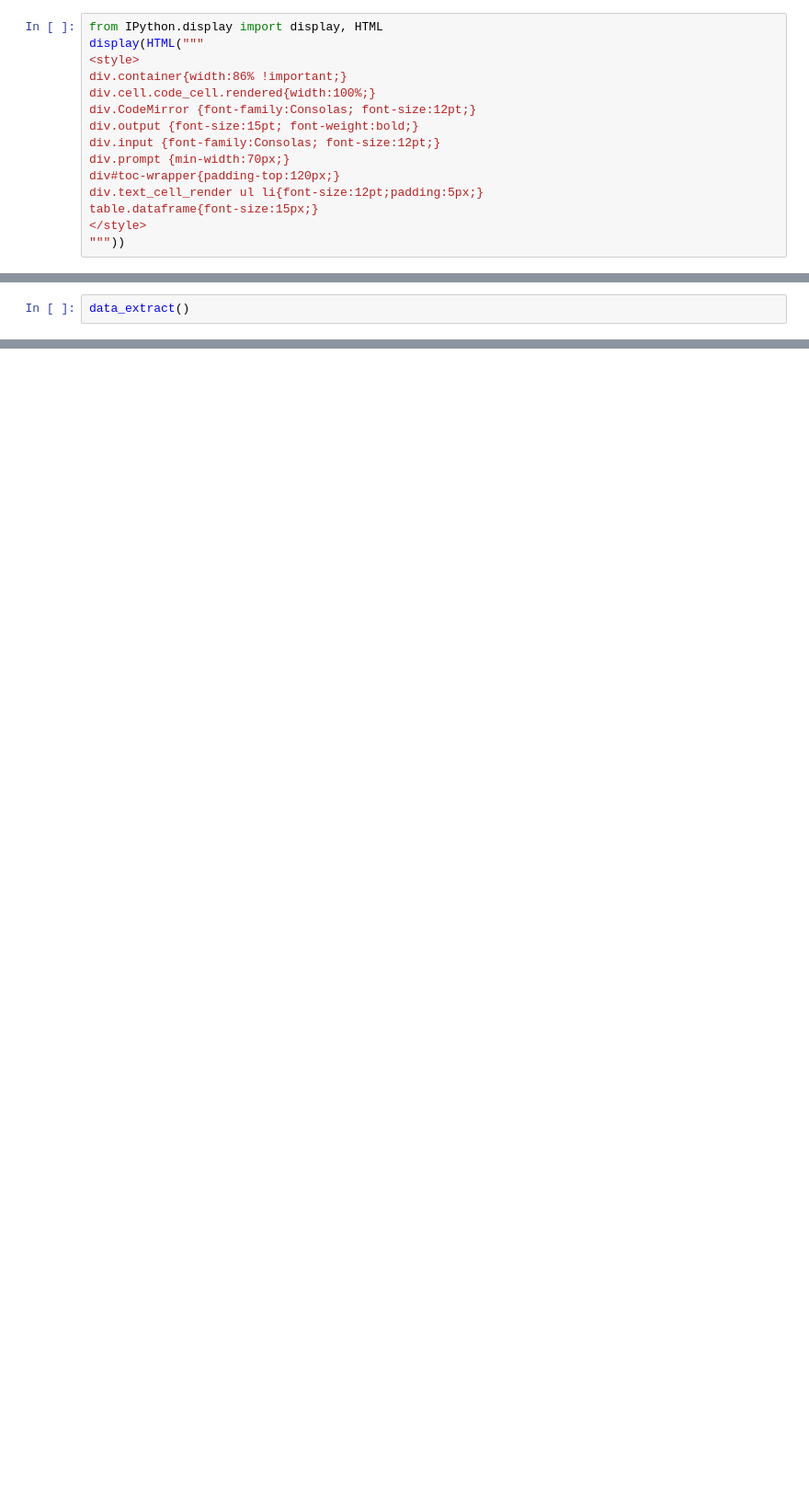
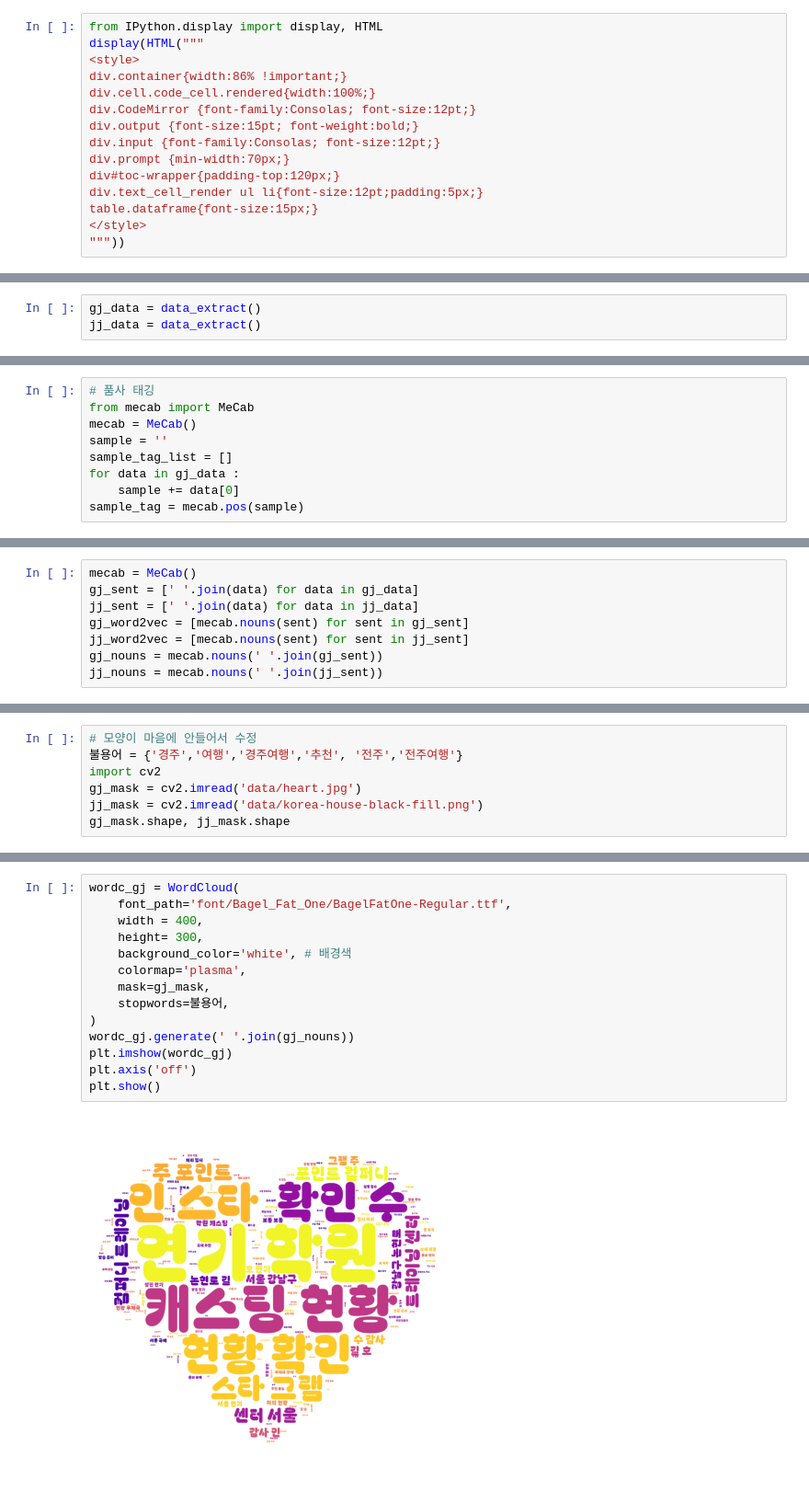
Before and after one commit to devna0111/ai_x, a Jupyter notebook: source/07_자연어처리/ch02_한글형태소분석_Quiz.ipynb, the cells around one changed output, grey strips where cells are left out. Shown at 92% size. Drawn from its saved outputs; the diff is of its cells as text; blank space fills up the shorter version.

```diff
--- a/source/07_자연어처리/ch02_한글형태소분석_Quiz.ipynb
+++ b/source/07_자연어처리/ch02_한글형태소분석_Quiz.ipynb
@@ -52,4 +146,5 @@ def data_extract() :
     return data_list
 # %%
-data_extract()
+gj_data = data_extract()
+jj_data = data_extract()
 # %% [output]
@@ -66,0 +159,9 @@ data_extract()
+# %%
+# 품사 태깅
+from mecab import MeCab
+mecab = MeCab()
+sample = ''
+sample_tag_list = []
+for data in gj_data :
+    sample += data[0]
+sample_tag = mecab.pos(sample)
@@ -66,0 +238,8 @@ data_extract()
+# %%
+mecab = MeCab()
+gj_sent = [' '.join(data) for data in gj_data]
+jj_sent = [' '.join(data) for data in jj_data]
+gj_word2vec = [mecab.nouns(sent) for sent in gj_sent]
+jj_word2vec = [mecab.nouns(sent) for sent in jj_sent]
+gj_nouns = mecab.nouns(' '.join(gj_sent))
+jj_nouns = mecab.nouns(' '.join(jj_sent))
@@ -66,0 +307,7 @@ data_extract()
+# %%
+# 모양이 마음에 안들어서 수정
+불용어 = {'경주','여행','경주여행','추천', '전주','전주여행'}
+import cv2
+gj_mask = cv2.imread('data/heart.jpg')
+jj_mask = cv2.imread('data/korea-house-black-fill.png')
+gj_mask.shape, jj_mask.shape
@@ -66,0 +316,16 @@ data_extract()
+# %%
+wordc_gj = WordCloud(
+    font_path='font/Bagel_Fat_One/BagelFatOne-Regular.ttf',
+    width = 400,
+    height= 300,
+    background_color='white', # 배경색
+    colormap='plasma',
+    mask=gj_mask,
+    stopwords=불용어,
+)
+wordc_gj.generate(' '.join(gj_nouns))
+plt.imshow(wordc_gj)
+plt.axis('off')
+plt.show()
+# %% [output]
+[figure, added]
```
Also changed, not shown: parts of 55 cells of this notebook, 20 other files.
